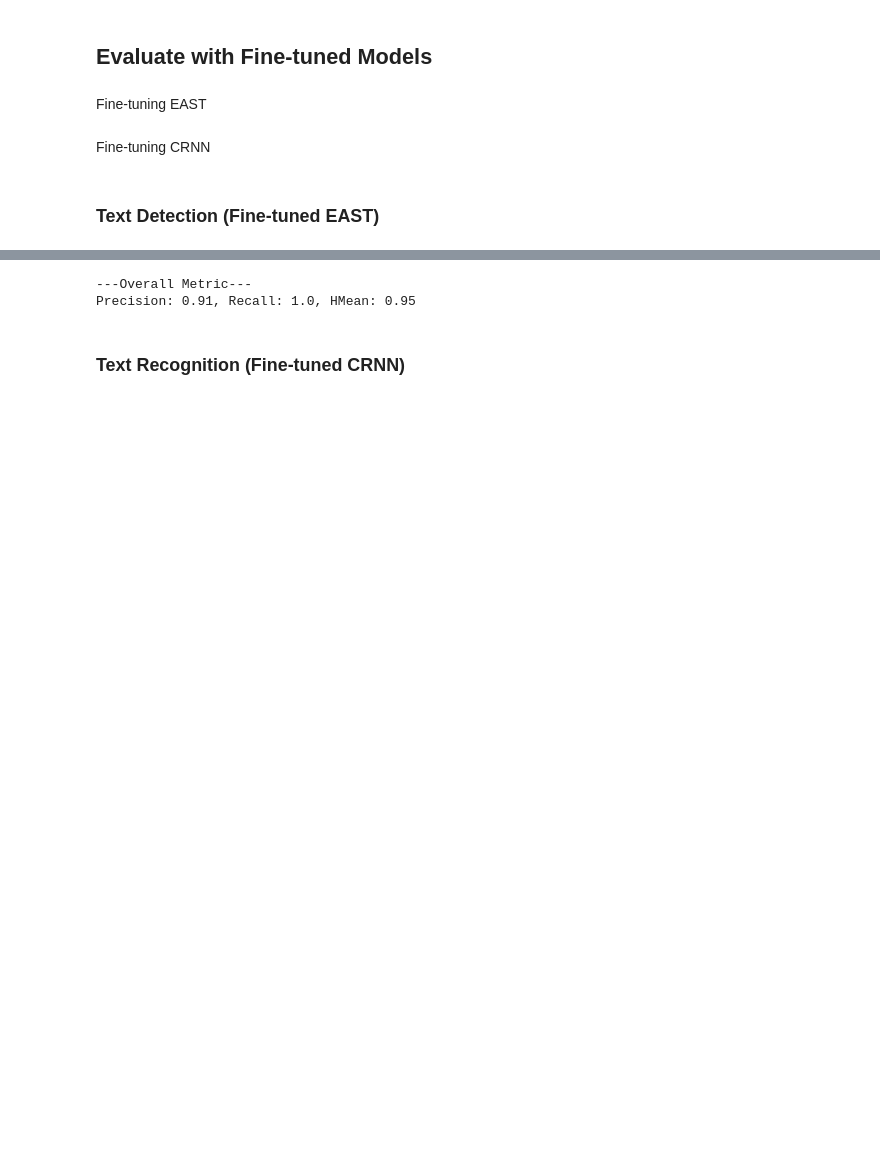
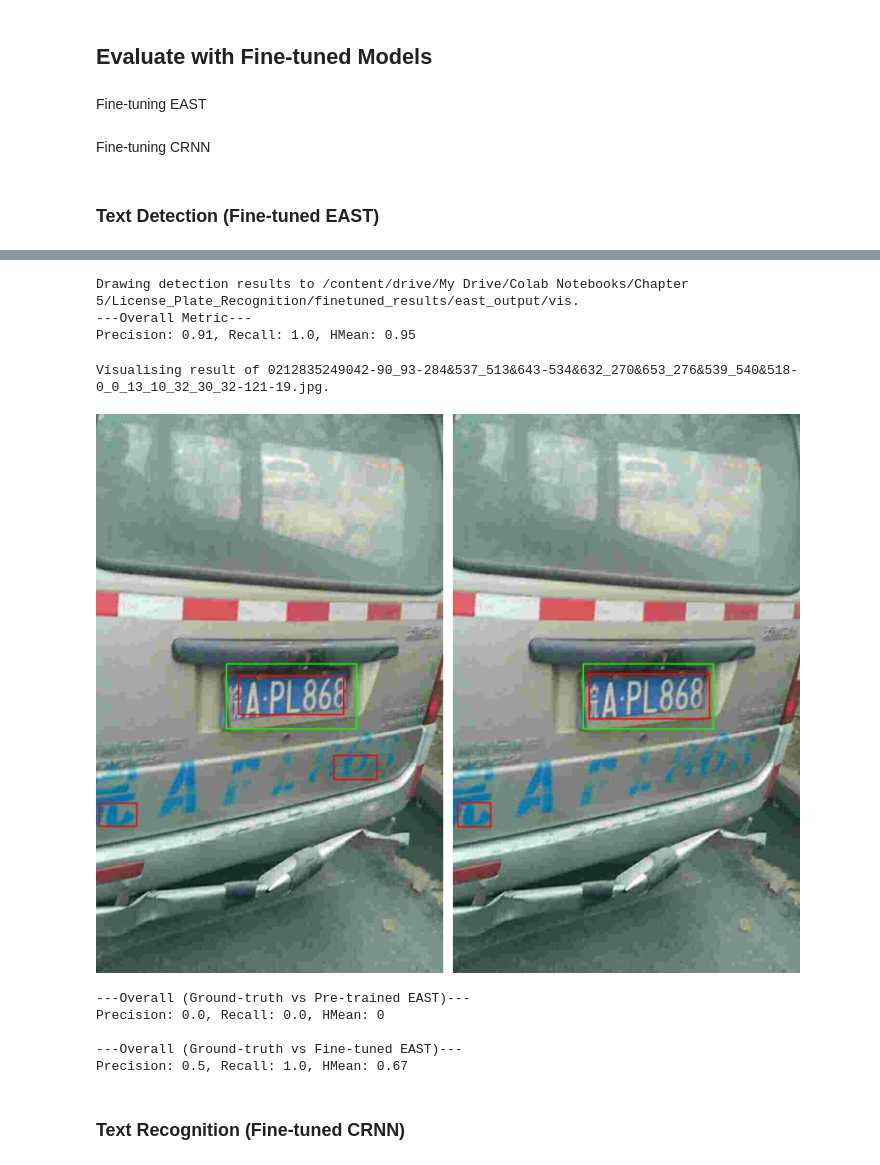
Before and after one commit to chunchet-ng/paddleocr_lpr, a Jupyter notebook: License_Plate_Recognition/EAST_CRNN_LPR.ipynb, the cells around one changed output, grey strips where cells are left out. Cells and saved outputs as stored; diff of their text form; code cells hidden in the pictures; blank space fills up the shorter version.

Commit message:
Add visualistion of results

```diff
--- a/License_Plate_Recognition/EAST_CRNN_LPR.ipynb
+++ b/License_Plate_Recognition/EAST_CRNN_LPR.ipynb
@@ -890,7 +1017,12 @@ det_path = (
     "/content/drive/My Drive/Colab Notebooks/Chapter 5/"
     "License_Plate_Recognition/finetuned_results/east_output/east_output.txt"
 )
-resDict = det_eval(gt_path, det_path, eval_config)
+img_path = "/content/drive/My Drive/CCPD2019/val"
+vis_path = (
+    "/content/drive/My Drive/Colab Notebooks/Chapter 5/"
+    "License_Plate_Recognition/finetuned_results/east_output/vis"
+)
+resDict = det_eval(gt_path, det_path, eval_config, img_path, vis_path)
 precision, recall, hmean = (
     resDict["method"]["precision"],
     resDict["method"]["recall"],
@@ -903,8 +1035,81 @@ print(
     f" {round(hmean, 2)}\n"
 )
 # %% [output]
+Drawing detection results to /content/drive/My Drive/Colab Notebooks/Chapter 5/License_Plate_Recognition/finetuned_results/east_output/vis.
 ---Overall Metric---
 Precision: 0.91, Recall: 1.0, HMean: 0.95
+# %%
+# Let's visualise the text detection results of ground-truth, pre-trained EAST and fine-tuned EAST
+pt_path = (
+    "/content/drive/My Drive/Colab Notebooks/Chapter 5/"
+    "License_Plate_Recognition/pretrained_results/east_output/vis"
+)
+ft_path = (
+    "/content/drive/My Drive/Colab Notebooks/Chapter 5/"
+    "License_Plate_Recognition/finetuned_results/east_output/vis"
+)
+intersect_images = set(os.listdir(pt_path)).intersection(os.listdir(ft_path))
+sel_img_id = random.sample(list(intersect_images), 1)[0]
+print(f"Visualising result of {sel_img_id}.")
+
+pt_pil_img = Image.open(os.path.join(pt_path, sel_img_id))
+img_w, img_h = pt_pil_img.size
+new_img_w, new_img_h = int(img_w / 2), int(img_h / 2)
+pt_pil_img = pt_pil_img.resize((new_img_w, new_img_h))
+
+ft_pil_img = Image.open(os.path.join(ft_path, sel_img_id))
+ft_pil_img = ft_pil_img.resize((new_img_w, new_img_h))
+
+grid_pil_img = Image.new("RGBA", (img_w + 10, new_img_h), (255, 255, 255, 255))
+bg_w, bg_h = grid_pil_img.size
+grid_pil_img.paste(pt_pil_img, (0, 0))
+grid_pil_img.paste(ft_pil_img, (new_img_w + 10, 0))
+grid_pil_img.show()
+
+gt_path = "/content/drive/My Drive/CCPD2019/val.txt"
+pt_txt_path = (
+    "/content/drive/My Drive/Colab Notebooks/Chapter 5/"
+    "License_Plate_Recognition/pretrained_results/east_output/east_output.txt"
+)
+ft_txt_path = (
+    "/content/drive/My Drive/Colab Notebooks/Chapter 5/"
+    "License_Plate_Recognition/finetuned_results/east_output/east_output.txt"
+)
+gt_dict = txt_to_dict(gt_path, True, sel_img_id=sel_img_id)
+pt_det_dict = txt_to_dict(pt_txt_path, False, sel_img_id=sel_img_id)
+ft_det_dict = txt_to_dict(ft_txt_path, False, sel_img_id=sel_img_id)
+
+print(f"---Overall (Ground-truth vs Pre-trained EAST)---")
+resDict = evaluation(gt_dict, pt_det_dict, eval_config)
+precision, recall, hmean = (
+    resDict["method"]["precision"],
+    resDict["method"]["recall"],
+    resDict["method"]["hmean"],
+)
+print(
+    f"Precision: {round(precision, 2)}, Recall: {round(recall, 2)}, HMean:"
+    f" {round(hmean, 2)}\n"
+)
+
+print(f"---Overall (Ground-truth vs Fine-tuned EAST)---")
+resDict = evaluation(gt_dict, ft_det_dict, eval_config)
+precision, recall, hmean = (
+    resDict["method"]["precision"],
+    resDict["method"]["recall"],
+    resDict["method"]["hmean"],
+)
+print(
+    f"Precision: {round(precision, 2)}, Recall: {round(recall, 2)}, HMean:"
+    f" {round(hmean, 2)}\n"
+)
+# %% [output]
+Visualising result of 0212835249042-90_93-284&537_513&643-534&632_270&653_276&539_540&518-0_0_13_10_32_30_32-121-19.jpg.
+[figure, added]
+---Overall (Ground-truth vs Pre-trained EAST)---
+Precision: 0.0, Recall: 0.0, HMean: 0
+
+---Overall (Ground-truth vs Fine-tuned EAST)---
+Precision: 0.5, Recall: 1.0, HMean: 0.67
 # %% [markdown]
 ### Text Recognition (Fine-tuned CRNN)
 # %%
```
Also changed, not shown: parts of 21 cells of this notebook.
